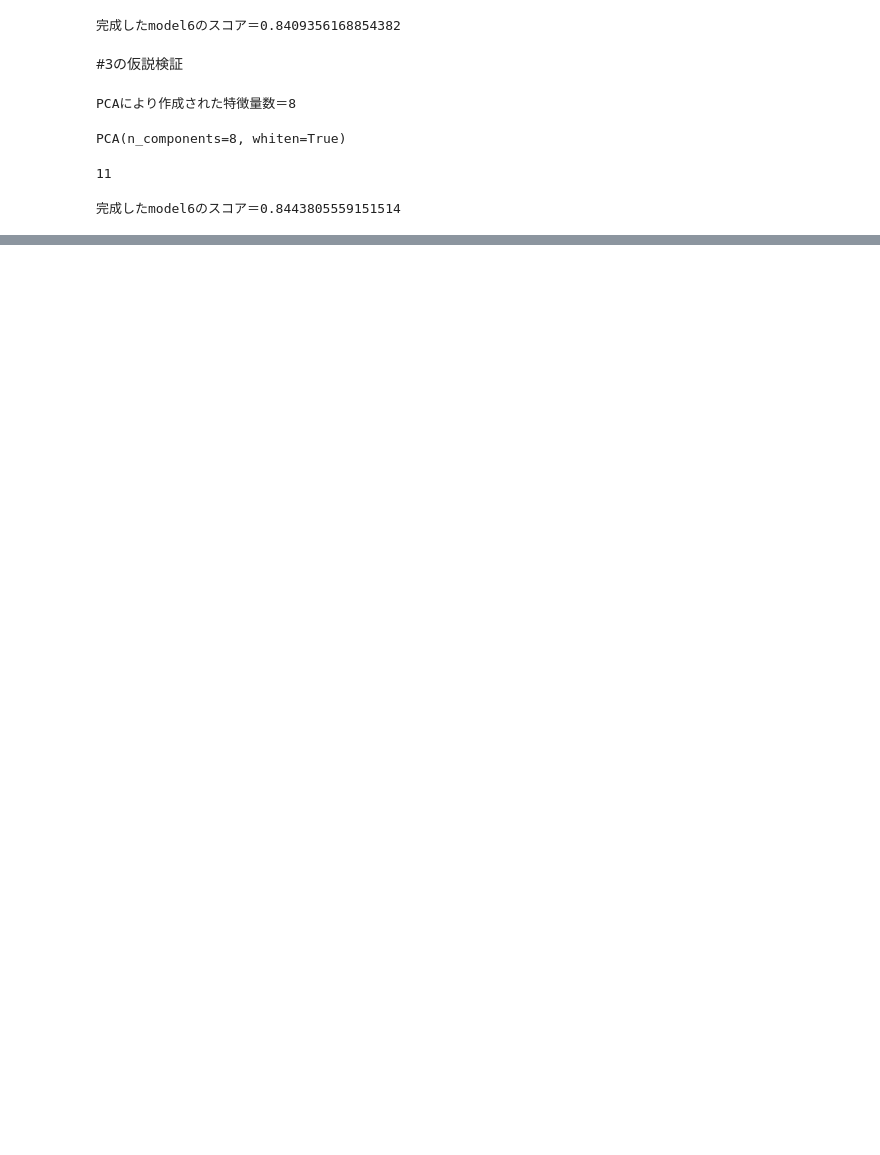
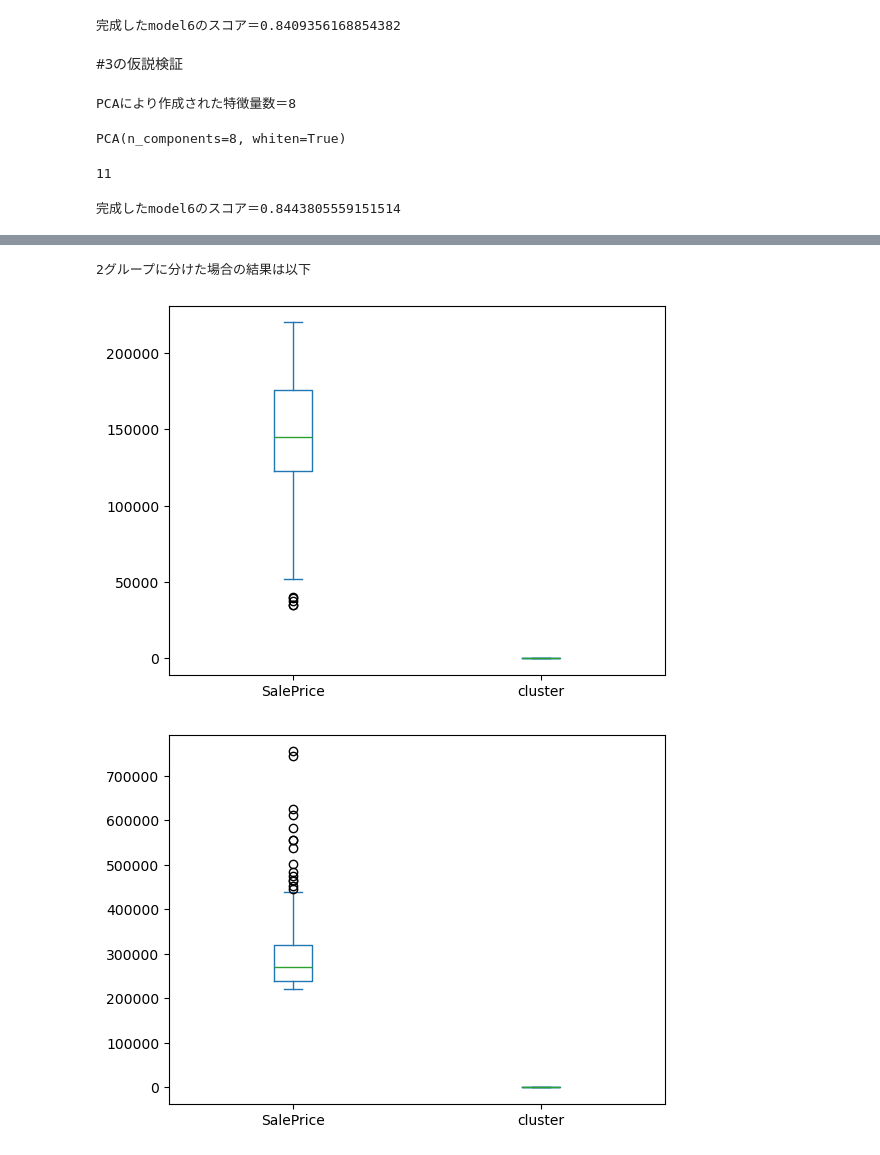
Before and after one commit to Udon-datascience/opendata_analysis, a Jupyter notebook: 4/4_analysis_5.ipynb, the cells around one changed output, grey strips where cells are left out. Cells and saved outputs as stored; diff of their text form; code cells hidden in the pictures; blank space fills up the shorter version.

```diff
--- a/4/4_analysis_5.ipynb
+++ b/4/4_analysis_5.ipynb
@@ -291,0 +361,19 @@ print(f'完成したmodel6のスコア＝{sum(result['test_score'])/len(result['
+# %%
+#クラスタリングによる分析
+def cluster_and_box(i,df1):
+    print(f'{i}グループに分けた場合の結果は以下')
+    cluster_model = KMeans(n_clusters = i, random_state = 0)
+    cluster_model.fit(df1)  #目的変数の列も含めてデータの全体的な傾向を見たいので、df1を使用
+    df_cluster = df1.copy()
+    df_cluster['cluster'] = cluster_model.labels_
+
+    to_plot_cols = ['SalePrice', 'cluster']
+    to_plot = df_cluster[to_plot_cols].groupby('cluster')
+    to_plot.plot.box()
+
+
+cluster_and_box(2,df1)
+# %% [output]
+2グループに分けた場合の結果は以下
+[figure, added]
+[figure, added]
```
Also changed, not shown: parts of 19 cells of this notebook, 1 other file.
